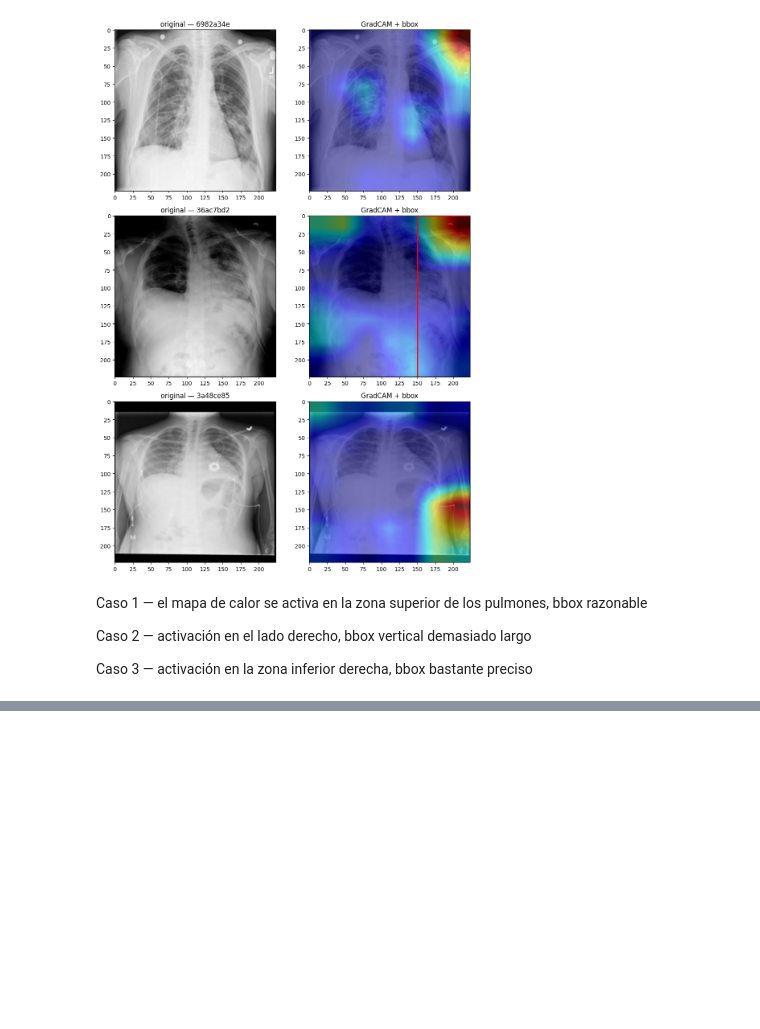
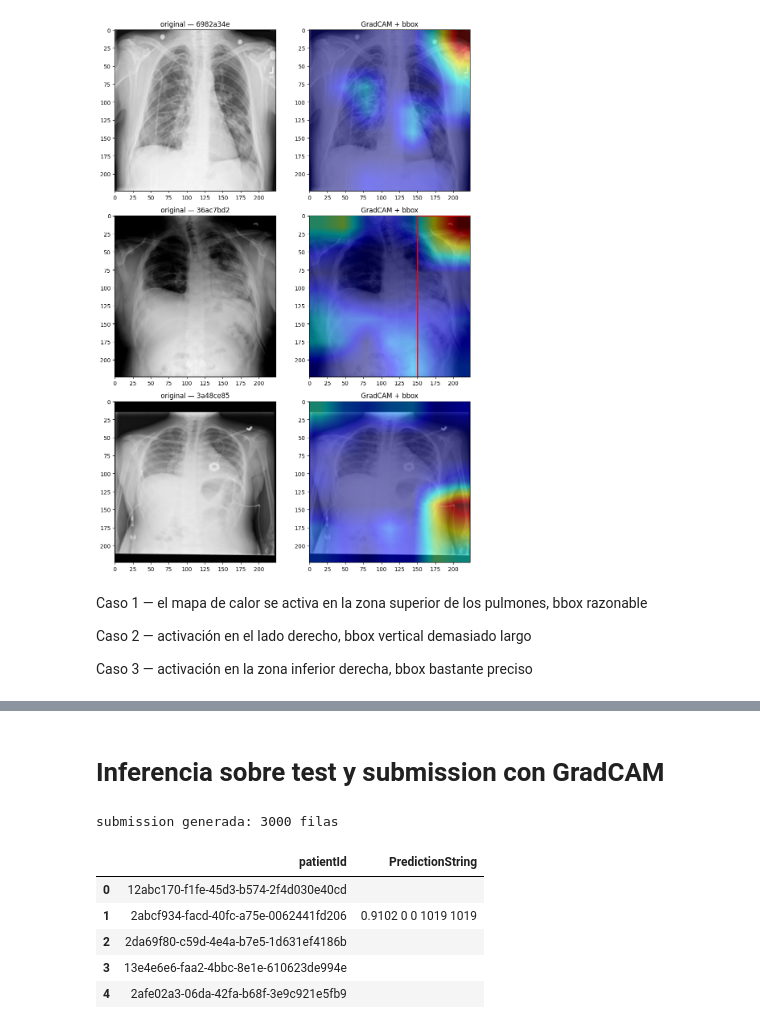
Before and after one commit to franciscofdzfer/RSNAPneumonia, a Jupyter notebook: rsnapneumoniadetection.ipynb, the cells around one changed output, grey strips where cells are left out. Saved outputs shown, nothing was run; the diff lists cells and outputs as text; code cells hidden in the pictures; blank space fills up the shorter version.

```diff
--- a/rsnapneumoniadetection.ipynb
+++ b/rsnapneumoniadetection.ipynb
@@ -1146,0 +1683,64 @@ epoch 01 — loss_train: 0.8629 — loss_val: 0.7951 — auc_val: 0.8223
+# %% [markdown]
+# Inferencia sobre test y submission con GradCAM
+# %%
+# evaluo radiografías de prueba, calculo probabilidades de neumonía y delimitando
+# coordenadas de recuadros mediante la técnica GradCAM
+
+# obtengo los ids de test desde la carpeta de dicoms
+ids_test   = [f.replace('.dcm', '') for f in os.listdir(RUTA_TEST)]
+# lista para almacenar los resultados
+resultados = []
+# activa el modo evaluación del modelo
+modelo.eval()
+
+for pid in ids_test:
+    # leo el dicom de test directamente
+    dcm    = pydicom.dcmread(f'{RUTA_TEST}/{pid}.dcm')
+    # extraigo el array de píxeles
+    img    = dcm.pixel_array.astype(np.float32)
+    # invierto si es monochrome1
+    if dcm.PhotometricInterpretation == 'MONOCHROME1':
+        img = img.max() - img
+    # normalizo al rango 0-1
+    img     = (img - img.min()) / (img.max() - img.min() + 1e-6)
+    # convierto a imagen pil de 3 canales
+    img_pil = Image.fromarray((np.stack([img, img, img], axis=2) * 255).astype(np.uint8))
+    # preparo el tensor para el modelo
+    tensor  = transform_val(img_pil).unsqueeze(0).to(DEVICE)
+    # calculo la probabilidad de neumonía
+    prob    = torch.sigmoid(modelo(tensor).squeeze()).item()
+
+    if prob > 0.5:
+        # genero el mapa de activación para localizar el foco
+        mapa = cam(input_tensor=tensor, targets=[ClassifierOutputTarget(0)])[0]
+        # extraigo el bbox del mapa
+        bbox = extraer_bbox(mapa)
+        if bbox:
+            # construyo el string con confianza y coordenadas
+            x, y, w, h = bbox
+            pred_str = f'{prob:.4f} {x} {y} {w} {h}'
+        else:
+            # uso bbox completa si gradcam no detecta zona activa
+            pred_str = f'{prob:.4f} 0 0 1024 1024'
+    else:
+        # cadena vacía si no hay neumonía
+        pred_str = ''
+
+    # agrega el resultado a la lista
+    resultados.append({'patientId': pid, 'PredictionString': pred_str})
+
+# convierte la lista en dataframe
+df_sub = pd.DataFrame(resultados)
+# guarda la submission en disco
+df_sub.to_csv(f'{RUTA_OUTPUTS}/submission_fase21_gradcam.csv', index=False)
+# muestra el tamaño y las primeras filas
+print(f'submission generada: {len(df_sub)} filas')
+df_sub.head()
+# %% [output]
+submission generada: 3000 filas
+|  | patientId | PredictionString |
+| 0 | 12abc170-f1fe-45d3-b574-2f4d030e40cd |  |
+| 1 | 2abcf934-facd-40fc-a75e-0062441fd206 | 0.9102 0 0 1019 1019 |
+| 2 | 2da69f80-c59d-4e4a-b7e5-1d631ef4186b |  |
+| 3 | 13e4e6e6-faa2-4bbc-8e1e-610623de994e |  |
+| 4 | 2afe02a3-06da-42fa-b68f-3e9c921e5fb9 |  |
```
Also changed, not shown: parts of 30 cells of this notebook.
